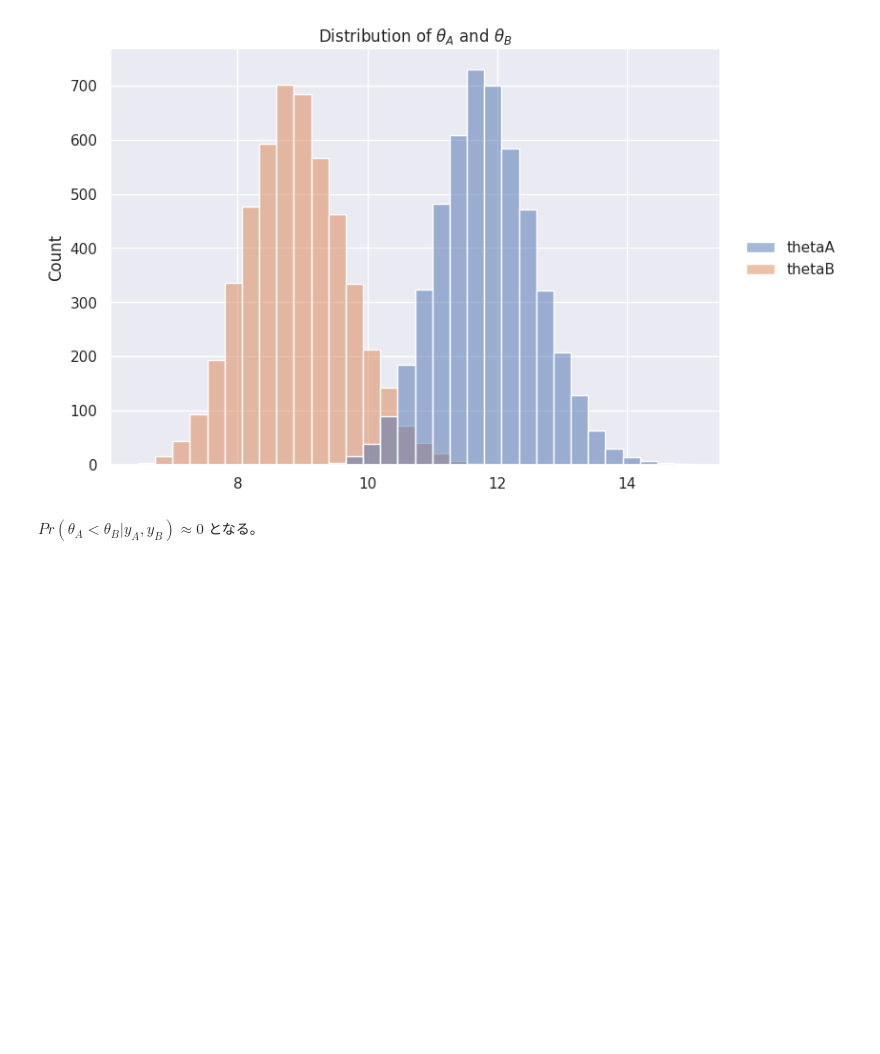
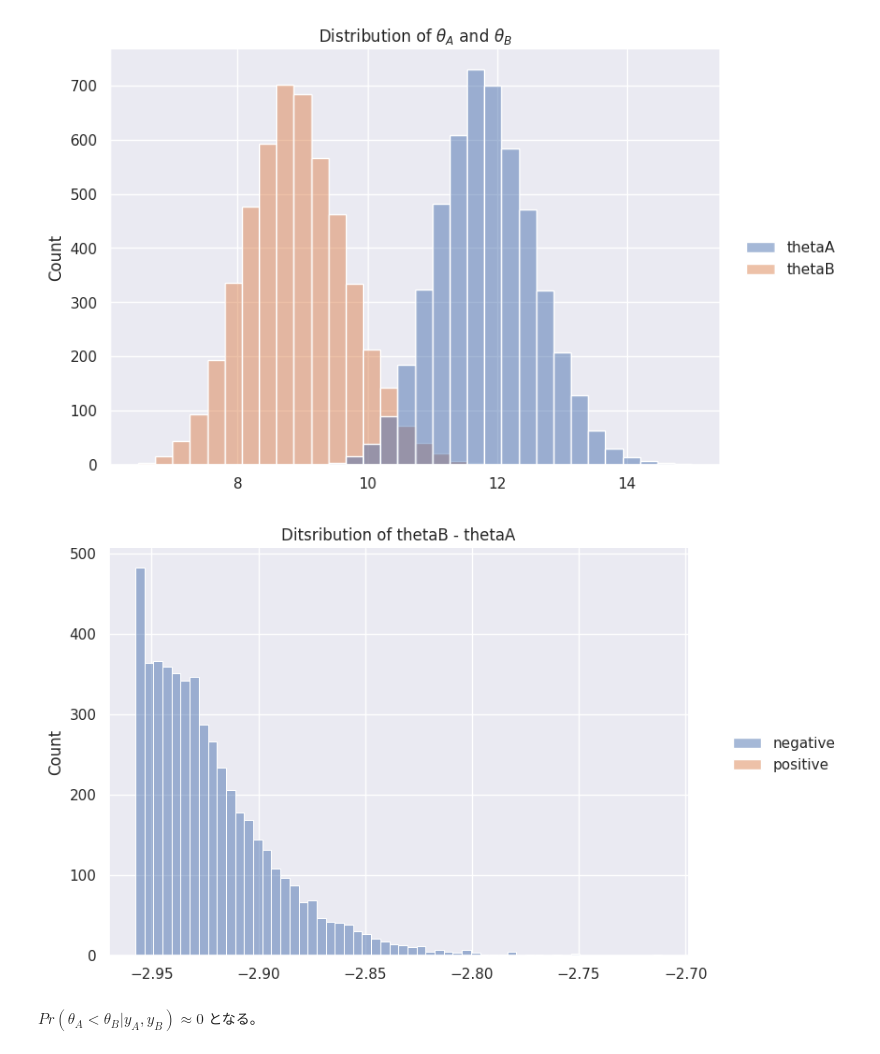
Before and after one commit to savioursho/a-first-cource-in-baysian-statistical-methods, a Jupyter notebook: notebooks/chapter04/02-excercise4_2.ipynb, the cells around one changed output. Cells and saved outputs as stored; diff of their text form; code cells hidden in the pictures; blank space fills up the shorter version.

```diff
--- a/notebooks/chapter04/02-excercise4_2.ipynb
+++ b/notebooks/chapter04/02-excercise4_2.ipynb
@@ -56,8 +56,12 @@ class GammaDist:
     a: Number
     b: Number
 
+    @property
+    def rv(self):
+        return stats.gamma(a=self.a, scale=1 / self.b)
+
     def sample(self, size) -> np.ndarray:
-        return stats.gamma.rvs(a=self.a, scale=1 / self.b, size=size, random_state=SEED)
+        return self.rv.rvs(size=size, random_state=SEED)
 
 
 def get_poisson_model_posterior(y, a_prior, b_prior):
@@ -109,6 +113,22 @@ g = sns.displot(
 _ = g.set(title=r"Distribution of $\theta_A$ and $\theta_B$")
 # %% [output]
 [figure]
+# %%
+def plot_difference_of_variables(
+    df: pd.DataFrame, var1: str, var2: str, title: str = None
+):
+    diff = df[var1].sub(df[var2]).values
+    df_diff = pd.DataFrame()
+    df_diff["negative"] = np.where(diff < 0, diff, np.nan)
+    df_diff["positive"] = np.where(diff > 0, diff, np.nan)
+    g = sns.displot(df_diff, aspect=1.5)
+    title = title or f"Ditsribution of {var1} - {var2}"
+    g.set(title=title)
+
+
+plot_difference_of_variables(df_sample, "thetaB", "thetaA")
+# %% [output]
+[figure, added]
 # %% [markdown]
 $Pr(\theta _A < \theta _B | y_A, y_B) \approx 0$ となる。
 # %%
```
Also changed, not shown: parts of 16 cells of this notebook.
